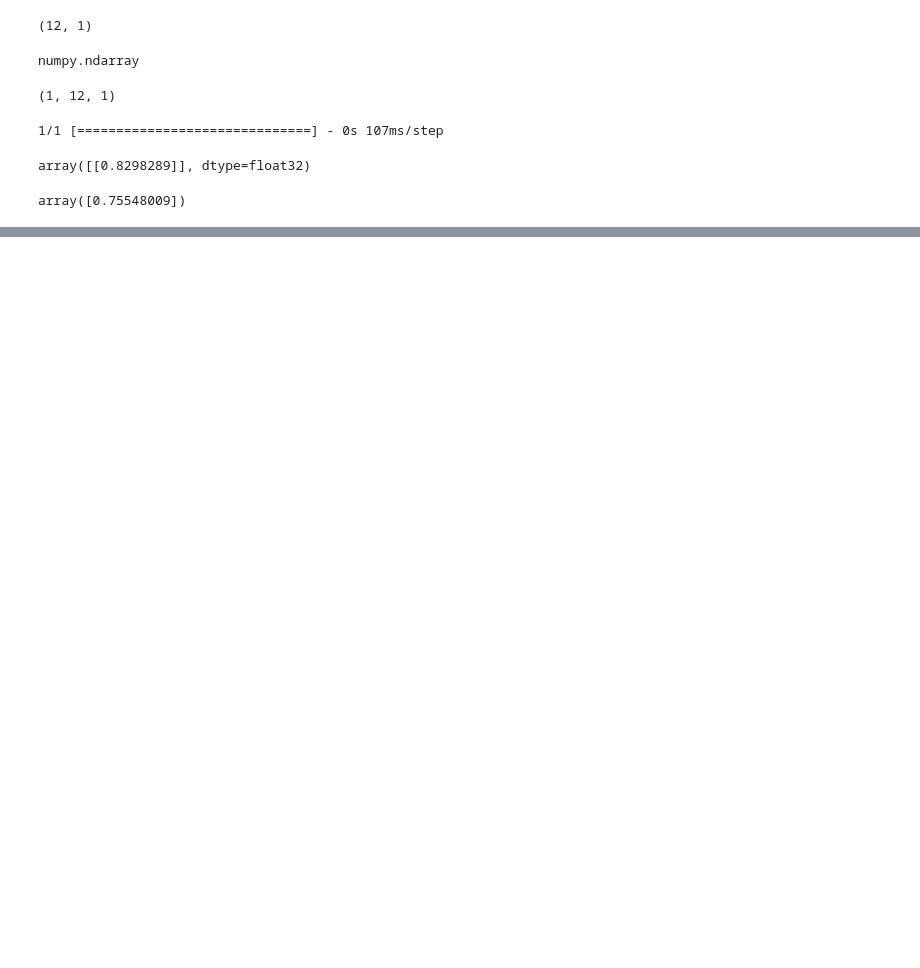
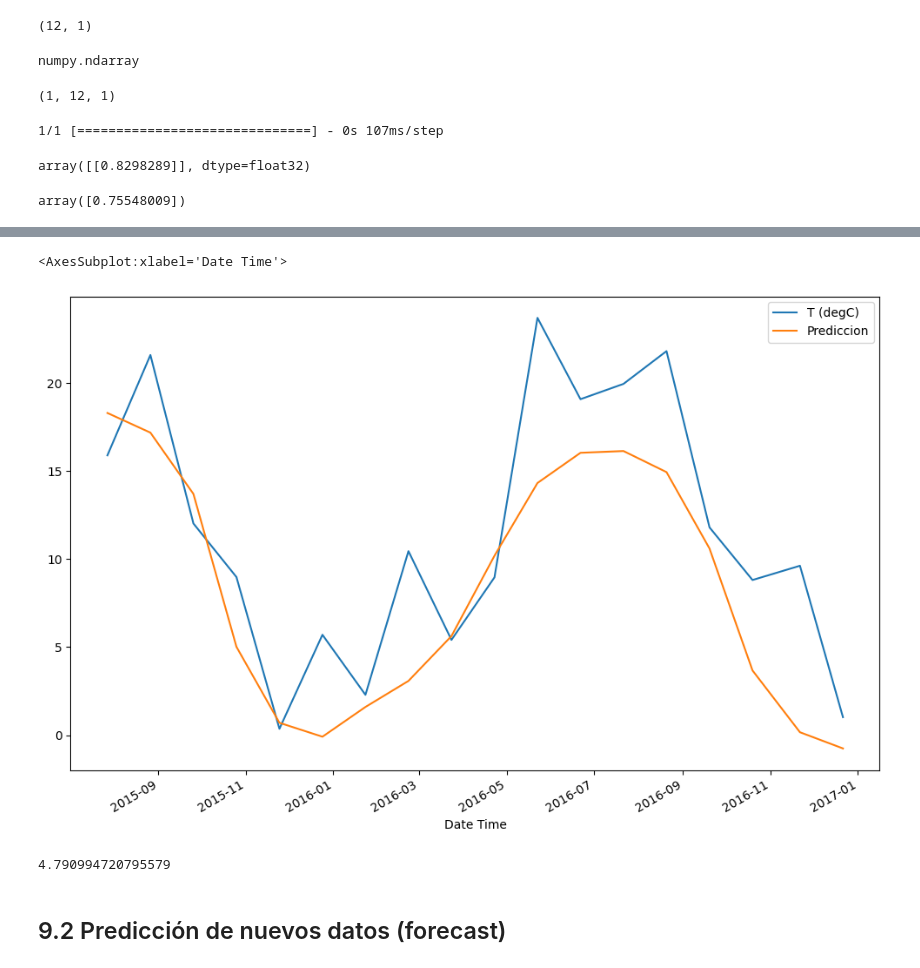
Before and after one commit to HishamHuneidie/practicas-deep-learning, a Jupyter notebook: practicas/06-Forecasting.ipynb, the cells around one changed output, grey strips where cells are left out. Saved outputs shown, nothing was run; the diff lists cells and outputs as text; code cells hidden in the pictures; blank space fills up the shorter version.

```diff
--- a/practicas/06-Forecasting.ipynb
+++ b/practicas/06-Forecasting.ipynb
@@ -306,0 +347,4 @@ IndexError: index 1 is out of bounds for axis 1 with size 1
+# %%
+test_predictions = scaler.inverse_transform(test_predictions)
+test["Prediccion"] = test_predictions
+test
@@ -306,0 +375,5 @@ IndexError: index 1 is out of bounds for axis 1 with size 1
+# %%
+test.plot(figsize=(12,8))
+# %% [output]
+<AxesSubplot:xlabel='Date Time'>
+[figure, added]
@@ -306,0 +382,6 @@ IndexError: index 1 is out of bounds for axis 1 with size 1
+# %%
+np.sqrt( mean_squared_error( test["T (degC)"], test["Prediccion"] ) )
+# %% [output]
+4.790994720795579
+# %% [markdown]
+## 9.2 Predicción de nuevos datos (forecast)
```
Also changed, not shown: parts of 15 cells of this notebook, 1 other file.
